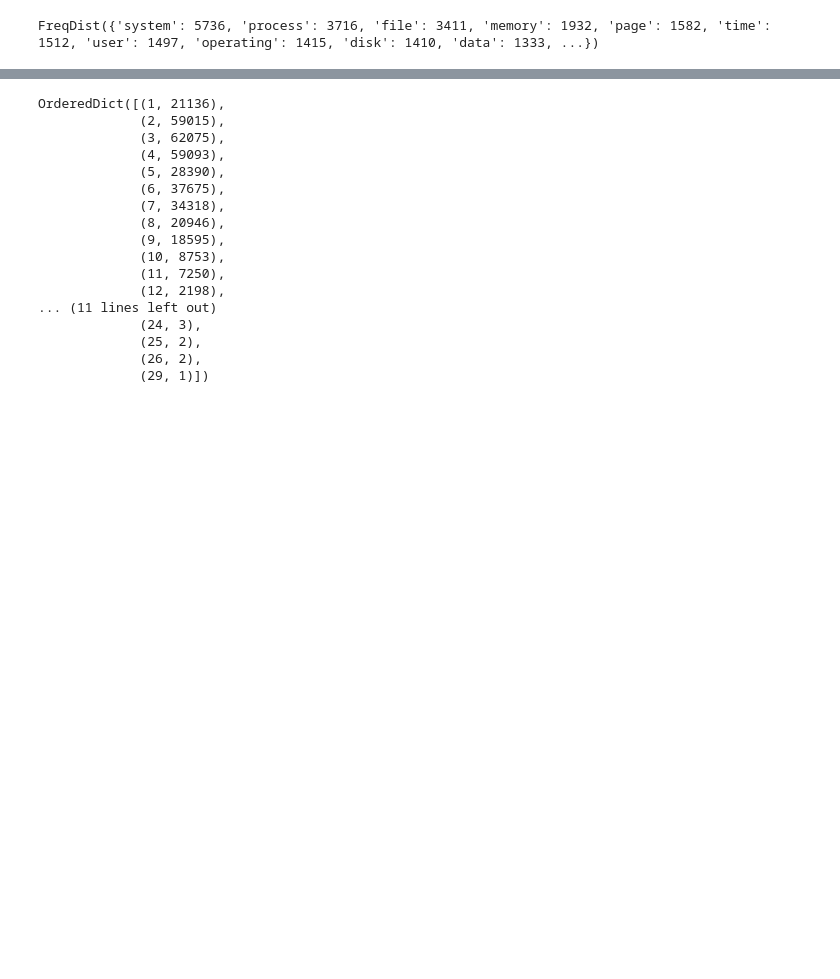
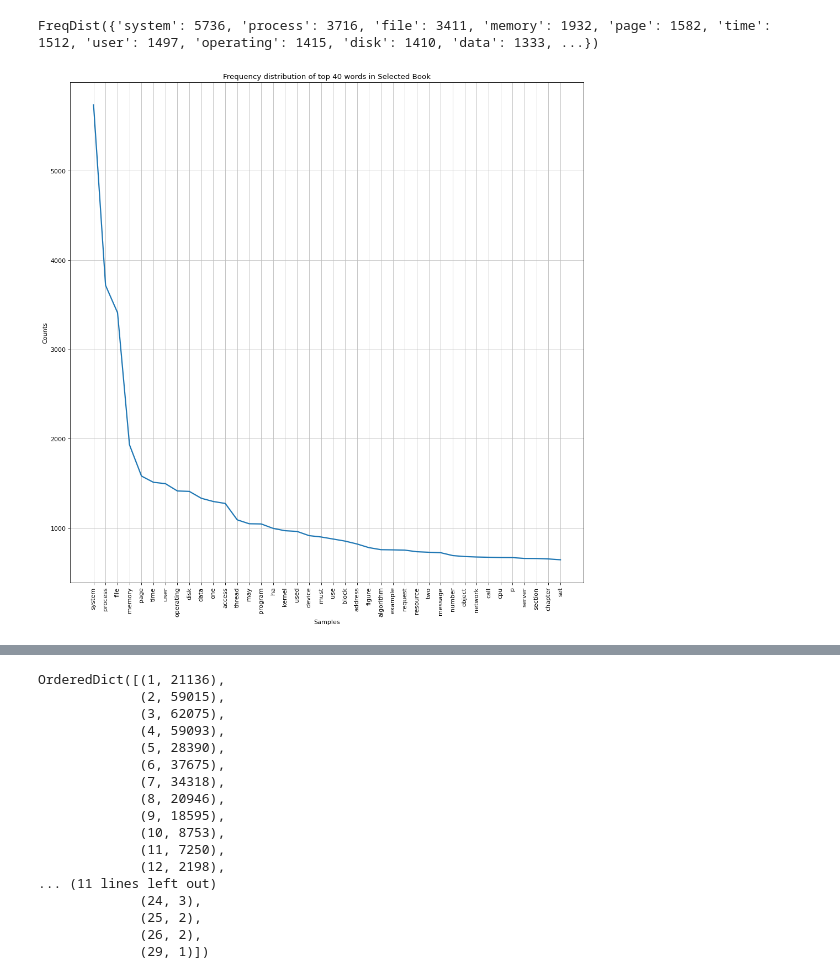
Before and after one commit to furiousluck/LaMDA, a Jupyter notebook: ROUND - 1/NLP_Round_1.ipynb, the cells around one changed output, grey strips where cells are left out. Saved outputs shown, nothing was run; the diff lists cells and outputs as text; code cells hidden in the pictures; blank space fills up the shorter version.

```diff
--- a/ROUND - 1/NLP_Round_1.ipynb
+++ b/ROUND - 1/NLP_Round_1.ipynb
@@ -125,6 +125,12 @@ T1_frequency_distribution = FreqDist(Cleaned_T1)
 T1_frequency_distribution
 # %% [output]
 FreqDist({'system': 5736, 'process': 3716, 'file': 3411, 'memory': 1932, 'page': 1582, 'time': 1512, 'user': 1497, 'operating': 1415, 'disk': 1410, 'data': 1333, ...})
+# %%
+# Plotting the frequency distribution plot of the top 40 most frequent words for the book
+figure(figsize=(15, 15), dpi = 80)
+freq_graph = T1_frequency_distribution.plot(40, title = "Frequency distribution of top 40 words in Selected Book")
+# %% [output]
+[figure, added]
 # %%
 # Creating word cloud from the updated frequency distribution
 dictionary = Counter(T1_frequency_distribution)
```
Also changed, not shown: parts of 2 cells of this notebook.
